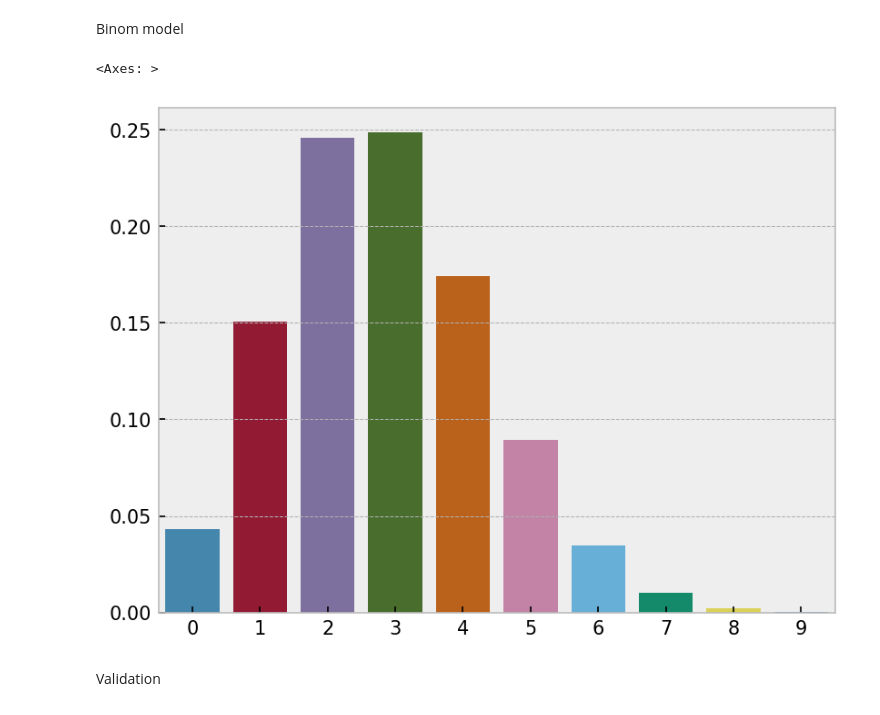
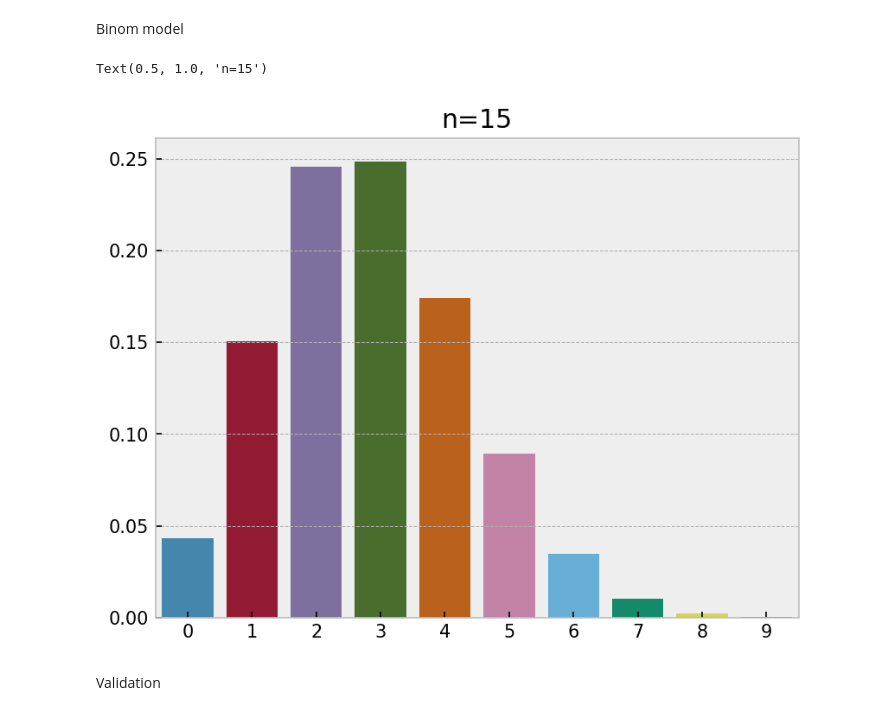
Before and after one commit to CPWRF/Projects, a Jupyter notebook: stats/FR165_DisplayCrack_7_37.ipynb, the cells around one changed output. Cells and saved outputs as stored; diff of their text form; code cells hidden in the pictures.

```diff
--- a/stats/FR165_DisplayCrack_7_37.ipynb
+++ b/stats/FR165_DisplayCrack_7_37.ipynb
@@ -14,10 +14,11 @@ binom_model = st.binom(n=n, p=p)
 # %%
 x = np.arange(0,10)
 plt.figure(dpi=150)
 sns.barplot(x=x, y=binom_model.pmf(x))
+plt.title(f'n={n}')
 # %% [output]
-<Axes: >
+Text(0.5, 1.0, 'n=15')
-[figure, old version]
+[figure, new version]
 # %% [markdown]
 Validation
 # %%
```
Also changed, not shown: 29 other files.
